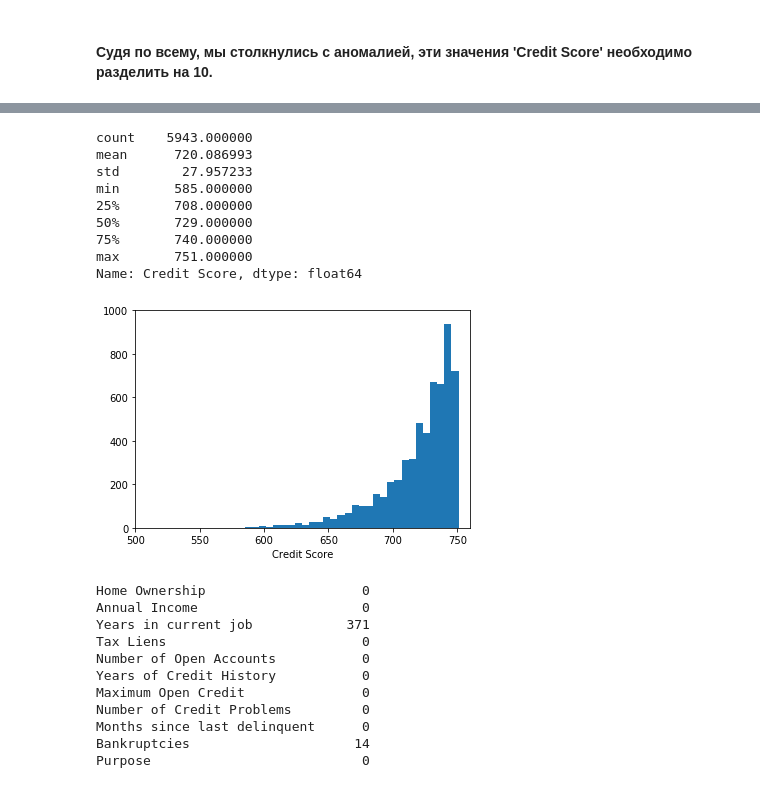
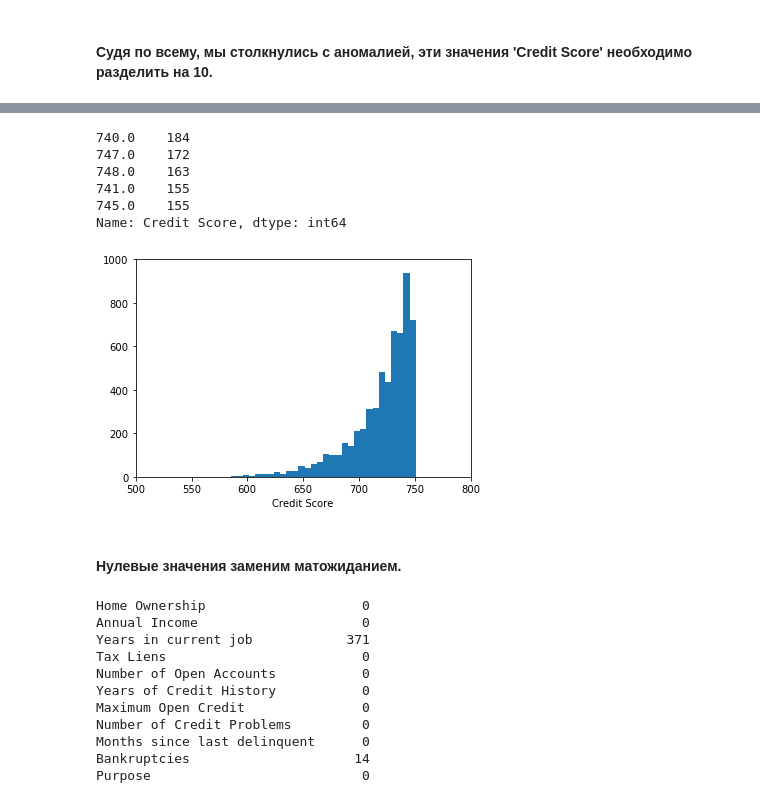
Before and after one commit to dv4silj3v/AI_Course_Q3_C3, a Jupyter notebook: DVasilyev_solution.ipynb, the cells around one changed output, grey strips where cells are left out. Saved outputs shown, nothing was run; the diff lists cells and outputs as text; code cells hidden in the pictures.

```diff
--- a/DVasilyev_solution.ipynb
+++ b/DVasilyev_solution.ipynb
@@ -441,21 +459,20 @@ plt.hist(df.loc[df['Credit Score'] > 760, 'Credit Score'], bins=30);
 # %%
 df.loc[df['Credit Score'] > 760, 'Credit Score'] = df.loc[df['Credit Score'] > 760, 'Credit Score'].values / 10
 # %%
-df['Credit Score'].describe()
+df['Credit Score'].value_counts().head()
 # %% [output]
-count    5943.000000
-mean      720.086993
-std        27.957233
-min       585.000000
-25%       708.000000
-50%       729.000000
-75%       740.000000
-max       751.000000
-Name: Credit Score, dtype: float64
+740.0    184
+747.0    172
+748.0    163
+741.0    155
+745.0    155
+Name: Credit Score, dtype: int64
 # %%
-plt.axis([500, 760, 0, 1000])
+plt.axis([500, 800, 0, 1000])
 plt.xlabel('Credit Score')
 plt.hist(df['Credit Score'], bins=30);
 # %% [output]
-[figure, old version]
+[figure, new version]
+# %% [markdown]
+#### Нулевые значения заменим матожиданием.
 # %%
```
Also changed, not shown: parts of 106 cells of this notebook.
